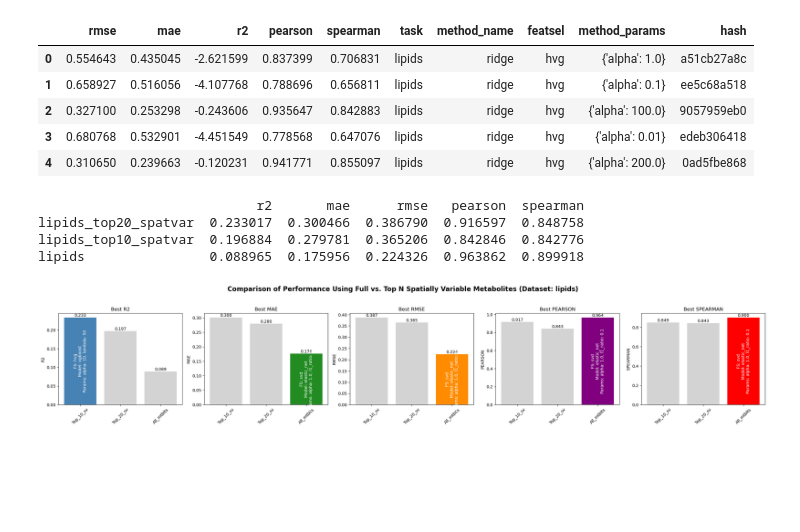
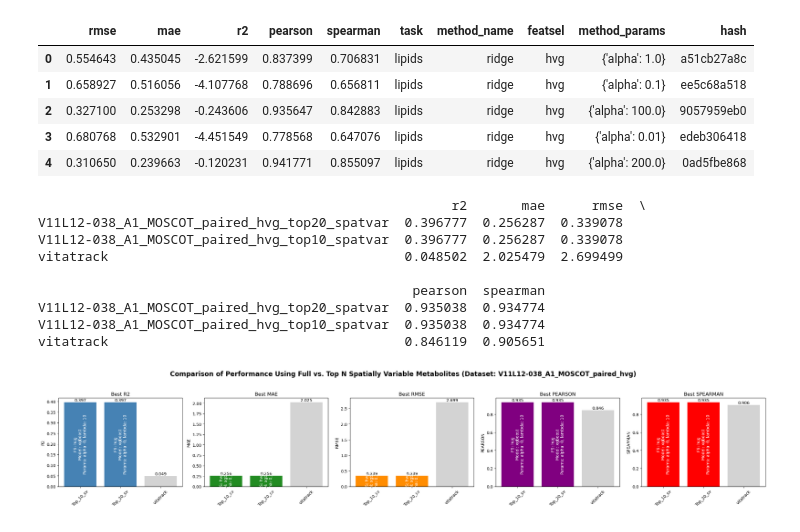
Before and after one commit to eirgnkl/pipeline, a Jupyter notebook: notebooks/viz_multitasks.ipynb, the cells around one changed output. Cells and saved outputs as stored; diff of their text form; code cells hidden in the pictures; blank space fills up the shorter version.

```diff
--- a/notebooks/viz_multitasks.ipynb
+++ b/notebooks/viz_multitasks.ipynb
@@ -28,9 +28,11 @@ df.head()
 # List your tasks here
 ds_marker = 'lipids'
 # ds_marker = 'neuro'
+ds_marker = "V11L12-038_A1_MOSCOT_paired_hvg"
 
 
-tasks = [f'{ds_marker}_top20_spatvar', f'{ds_marker}_top10_spatvar', ds_marker]
+
+tasks = [f'{ds_marker}_top20_spatvar', f'{ds_marker}_top10_spatvar', 'vitatrack']
 
 save_directory = '/lustre/groups/ml01/workspace/eirini.giannakoulia/pipeline/visualizations'
 filename = f'{ds_marker}_full_vs_spatially_variable_metabolites.png'
@@ -148,35 +150,40 @@ for i, metric in enumerate(metrics):
         # For the best bar, add multi-line annotation inside the bar.
         if height == overall_best_value:
             # Dynamically scale font size based on bar height.
             scale_factor = height / overall_best_value  # equals 1 for the best bar
             adjusted_font_size = max(6, 10 * scale_factor)
             ax.text(
                 bar.get_x() + bar.get_width()/2, height/2,
                 best_methods[task][metric],
                 ha='center', va='center', fontsize=adjusted_font_size,
                 color='white', rotation=90
             )
 
     ax.set_title(f"Best {metric.upper()}")
     ax.set_ylabel(metric.upper())
     # Rotate x-axis labels 45 degrees.
     ax.tick_params(axis='x', labelrotation=45)
 
 # Update the main title to include the dataset task.
 plt.suptitle(
     f"Comparison of Performance Using Full vs. Top N Spatially Variable Metabolites (Dataset: {ds_marker})",
     fontsize=16, fontweight='bold'
 )
 
 plt.tight_layout(rect=[0, 0, 1, 0.94])  # Adjust layout to fit the title
 full_path = os.path.join(save_directory, filename)
 os.makedirs(save_directory, exist_ok=True)
 plt.savefig(full_path, dpi=300, bbox_inches='tight')
 
 plt.show()
 # %% [output]
-                            r2       mae      rmse   pearson  spearman
-lipids_top20_spatvar  0.233017  0.300466  0.386790  0.916597  0.848758
-lipids_top10_spatvar  0.196884  0.279781  0.365206  0.842846  0.842776
-lipids                0.088965  0.175956  0.224326  0.963862  0.899918
+                                                     r2       mae      rmse  \
+V11L12-038_A1_MOSCOT_paired_hvg_top20_spatvar  0.396777  0.256287  0.339078
+V11L12-038_A1_MOSCOT_paired_hvg_top10_spatvar  0.396777  0.256287  0.339078
+vitatrack                                      0.048502  2.025479  2.699499
+
+                                                pearson  spearman
+V11L12-038_A1_MOSCOT_paired_hvg_top20_spatvar  0.935038  0.934774
+V11L12-038_A1_MOSCOT_paired_hvg_top10_spatvar  0.935038  0.934774
+vitatrack                                      0.846119  0.905651
-[figure, old version]
+[figure, new version]
```
